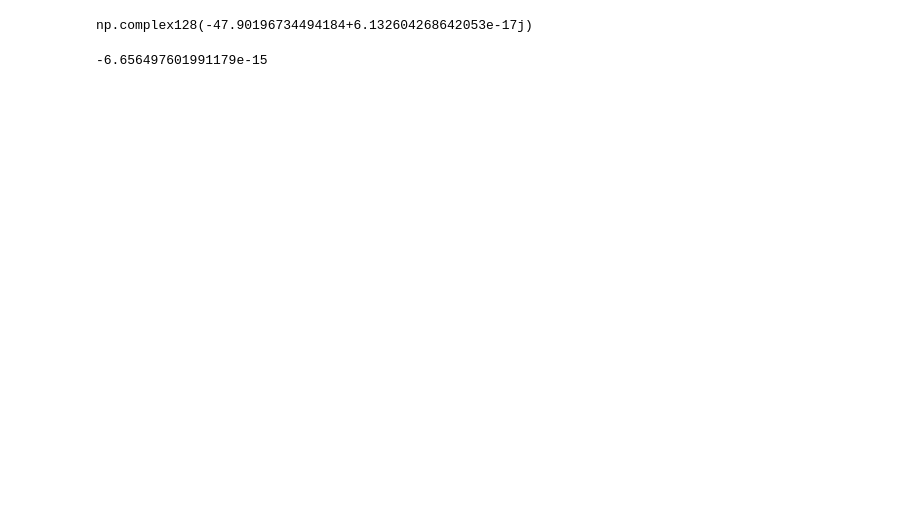
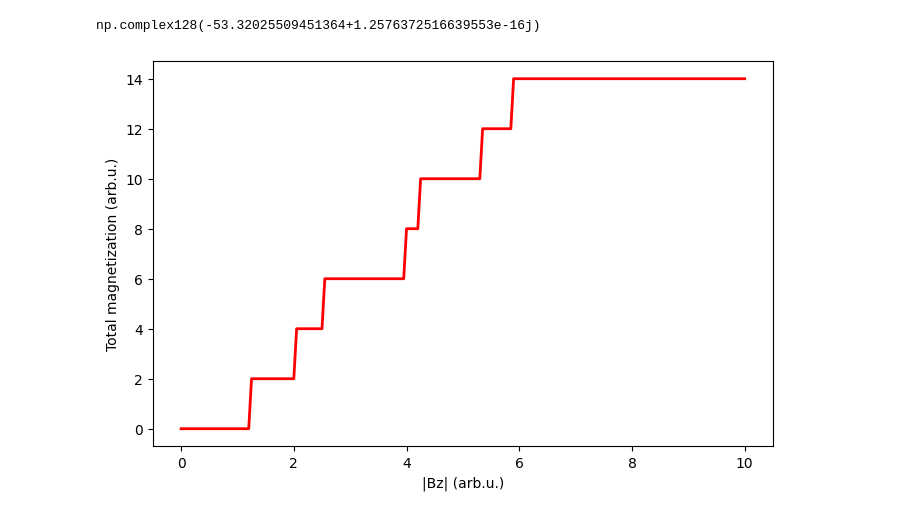
Before and after one commit to YauheniTalochkaN/SpinNet_QuTiP, a Jupyter notebook: EigenValueProblem.ipynb, the cells around one changed output. Drawn from its saved outputs; the diff is of its cells as text; code cells hidden in the pictures; blank space fills up the shorter version.

```diff
--- a/EigenValueProblem.ipynb
+++ b/EigenValueProblem.ipynb
@@ -17,9 +17,9 @@ Jx_Zedge = 1.0
 Jy_Zedge = 1.0
 Jz_Zedge = 1.0
 
-Xedges = [[1, 3], [2, 6], [7, 9], [5, 10], [8, 12], [11, 15], [13, 17], [14, 18], [16, 20], [19, 22]]
-Yedges = [[0, 1], [2, 4], [3, 7], [6, 8], [10, 11], [12, 13], [15, 16], [18, 19], [20, 21], [22, 23]]
-Zedges = [[0, 2], [4, 5], [3, 8], [6, 11], [9, 13], [10, 14], [12, 16], [15, 19], [17, 21], [20, 23]]
+Xedges = [[1, 3], [2, 6], [7, 9], [5, 10], [8, 12], [11, 15], [13, 17], [14, 18], [16, 20], [19, 22], [0, 21], [4, 23]]
+Yedges = [[0, 1], [2, 4], [3, 7], [6, 8], [10, 11], [12, 13], [15, 16], [18, 19], [20, 21], [22, 23], [5, 9], [14, 17]]
+Zedges = [[0, 2], [4, 5], [3, 8], [6, 11], [9, 13], [10, 14], [12, 16], [15, 19], [17, 21], [20, 23], [7, 22], [1, 18]]
 
 def make_op(index, type_op, N):
     op_list = [qeye(2) for _ in range(N)]
@@ -54,22 +54,8 @@ for i,j in Zedges:
 
     gc.collect()
 # %%
-evals, evecs = H.eigenstates(sparse=True, sort='low', eigvals=1, maxiter=10000, tol=1e-8)
+evals, evecs = H.eigenstates(sparse=True, sort='low', eigvals=1, maxiter=1000, tol=1e-8)
 # %%
 evals[0]
 # %% [output]
-np.complex128(-47.90196734494184+6.132604268642053e-17j)
+np.complex128(-53.32025509451364+1.2576372516639553e-16j)
-# %%
-mag_per_site = []
-total_mag = 0
-
-for i in tqdm(range(N)):
-    z_op = make_op(i, "z", N)
-    val = expect(z_op, evecs[0])
-
-    mag_per_site.append(val)
-    total_mag += val
-
-    del z_op
-
-    gc.collect()
@@ -76,4 +119,23 @@ for i in tqdm(range(N)):
+# %%
+Bz = np.linspace(0, 10, 201)
+Energy_ground = []
+TotalMagnetization_ground = []
+
+for b in tqdm(Bz):
+    evals, evecs = Hcurrent(Bx=0, By=0, Bz=b).eigenstates(sparse=True, sort='low', eigvals=1, maxiter=1000, tol=1e-8)
+    Energy_ground.append(evals[0].real)
+
+    val = 0
+    for i in range(N):
+        val += expect(make_op(i, "z", N), evecs[0])
+        gc.collect()
+
+    TotalMagnetization_ground.append(val)
 # %%
-total_mag
+plt.figure(figsize=(8, 5))
+plt.plot(Bz, TotalMagnetization_ground, 'r-', linewidth=2)
+plt.xlabel('|Bz| (arb.u.)')
+plt.ylabel('Total magnetization (arb.u.)')
+plt.show()
 # %% [output]
--6.656497601991179e-15
+[figure, added]
```
Also changed, not shown: parts of 2 cells of this notebook, 1 other file.
